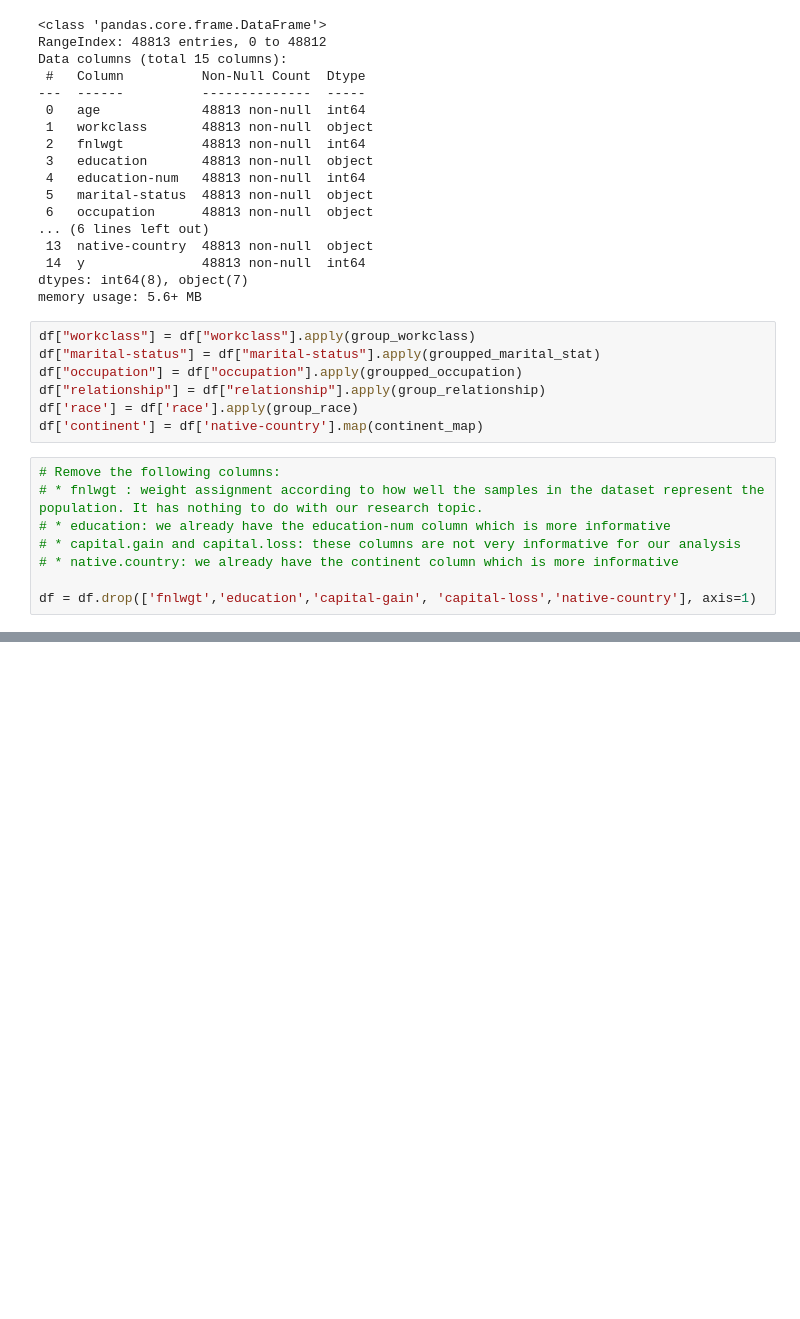
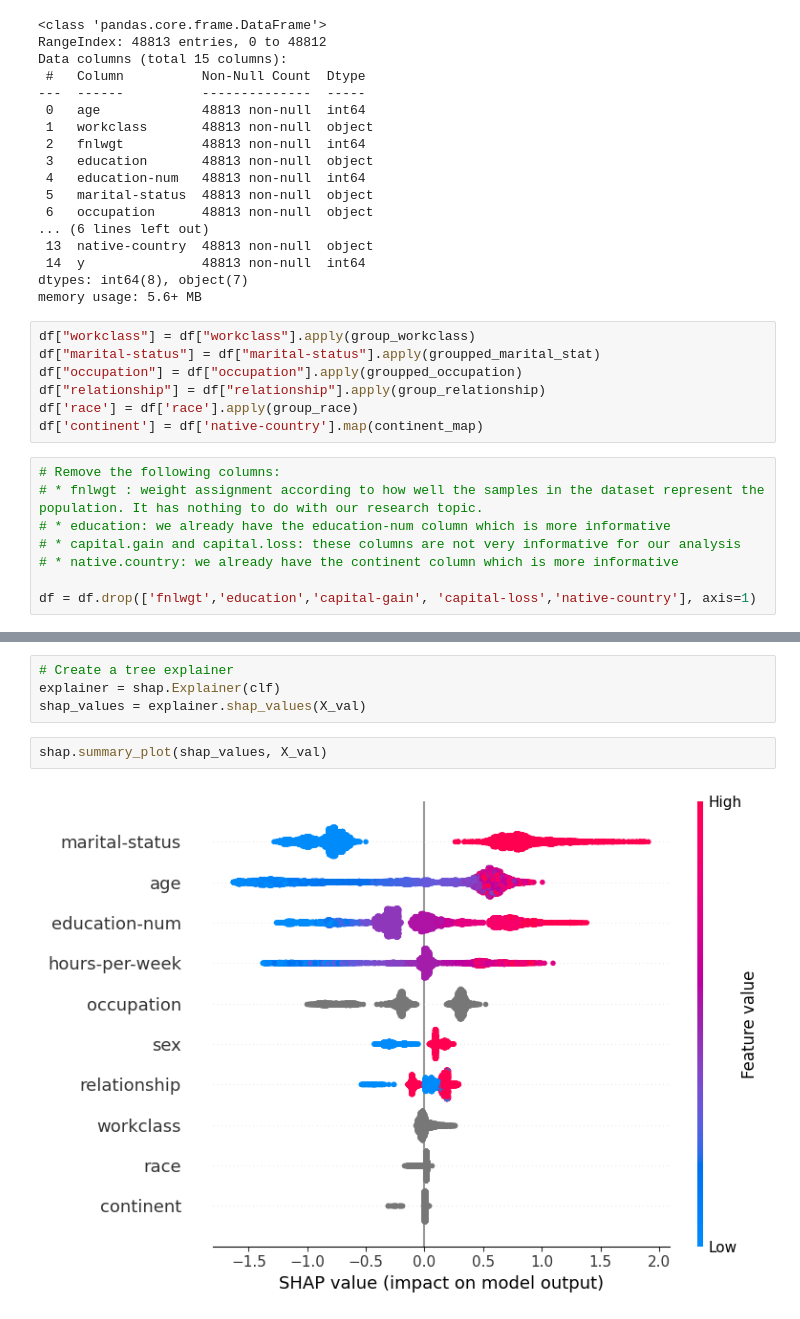
Before and after one commit to kristofwillen/datascience-engie-dssl25, a Jupyter notebook: 1-eda.ipynb, the cells around one changed output, grey strips where cells are left out. Drawn from its saved outputs; the diff is of its cells as text; blank space fills up the shorter version.

```diff
--- a/1-eda.ipynb
+++ b/1-eda.ipynb
@@ -625,0 +772,8 @@ display(df)
+# %%
+# Create a tree explainer
+explainer = shap.Explainer(clf)
+shap_values = explainer.shap_values(X_val)
+# %%
+shap.summary_plot(shap_values, X_val)
+# %% [output]
+[figure, added]
```
Also changed, not shown: parts of 17 cells of this notebook.
